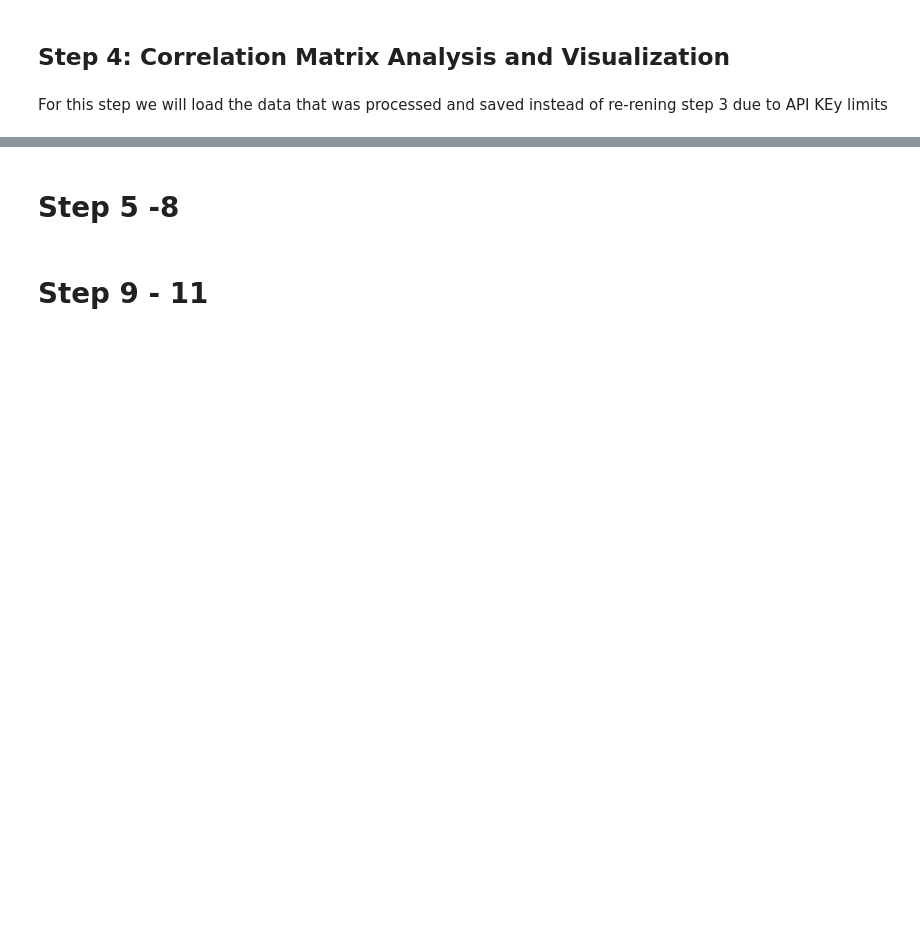
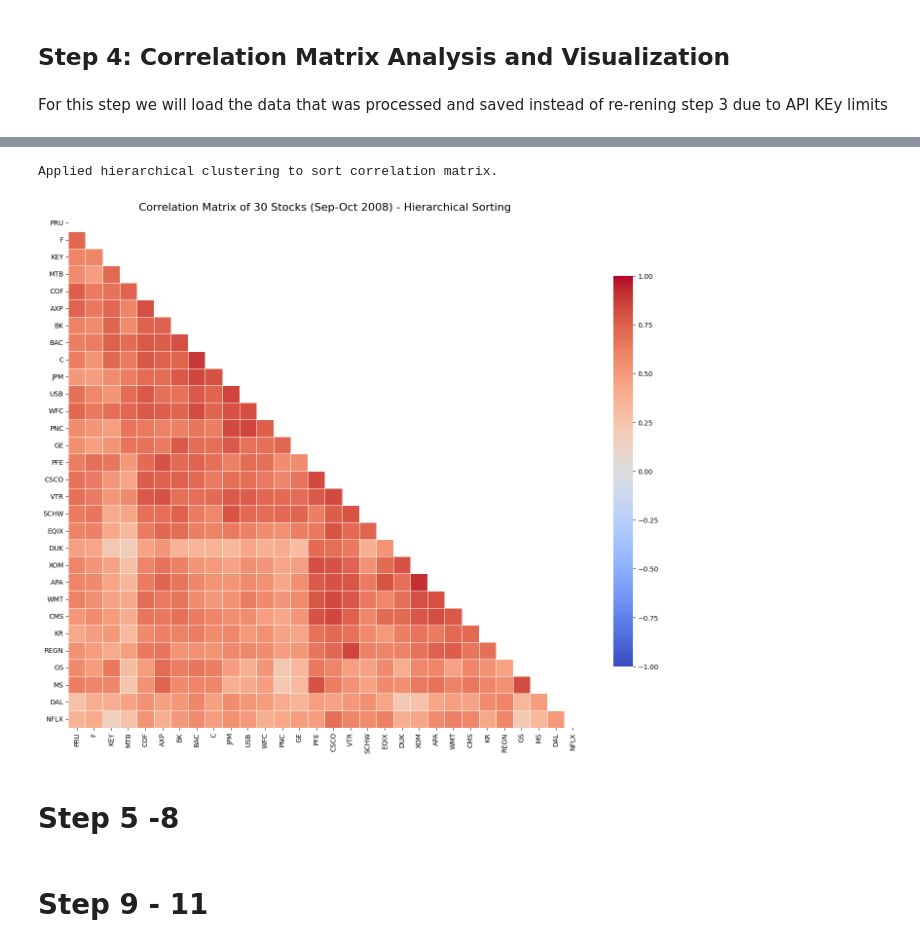
Before and after one commit to JackronyK/MSC-FE, a Jupyter notebook: Group Work/GW 3/Group 10341 GW3.ipynb, the cells around one changed output, grey strips where cells are left out. Saved outputs shown, nothing was run; the diff lists cells and outputs as text; code cells hidden in the pictures; blank space fills up the shorter version.

```diff
--- a/Group Work/GW 3/Group 10341 GW3.ipynb
+++ b/Group Work/GW 3/Group 10341 GW3.ipynb
@@ -411,7 +411,8 @@ combined_returns.to_excel("Combined_Returns.xlsx")
 # %% [markdown]
 For this step we will load the data that was  processed and saved instead of re-rening step 3 due to API KEy limits
 # %%
-combined_returns = pd.read_excel("https://docs.google.com/spreadsheets/d/1ydMTFynXcNU9dEXvMouk0-2HsXtt88eI/edit?gid=248374166#gid=248374166", index_col=0)
+import pandas as pd
+combined_returns = pd.read_excel("https://raw.githubusercontent.com/JackronyK/MSC-FE/main/Group%20Work/GW%203/Data/Combined_Returns.xlsx", index_col=0)
 combined_returns.index = pd.to_datetime(combined_returns.index)
 combined_returns.head()
 # %% [output]
@@ -434,5 +469,5 @@ corr_matrix = compute_correlation_matrix(combined_returns)
 # %%
-def  plot_correlation_heatmap(corr_matrix, title, figsize=(10, 6), sort_method="hierarchical"):
+def plot_correlation_heatmap(corr_matrix, title, figsize=(14, 12), sort_method="hierarchical"):
 
     # Create a copy to avoid modifying the original
     sorted_corr = corr_matrix.copy()
@@ -448,22 +483,11 @@ def  plot_correlation_heatmap(corr_matrix, title, figsize=(10, 6), sort_method="
         sorted_corr = corr_matrix.iloc[dendro_idx, dendro_idx]
         print("Applied hierarchical clustering to sort correlation matrix.")
 
-    elif sort_method == "average_linkage":
-        # Alternative sorting method
-        distance_matrix = 1 - corr_matrix
-        avg_link = hierarchy.average(distance_matrix.values)
-        dendro_idx = hierarchy.leaves_list(avg_link)
-        sorted_corr = corr_matrix.iloc[dendro_idx, dendro_idx]
-        print("Applied average linkage clustering to sort correlation matrix.")
-
     # Create a mask for the upper triangle
     mask = np.triu(np.ones_like(sorted_corr, dtype=bool))
 
     # Set up the matplotlib figure
     plt.figure(figsize=figsize)
-
-    # Generate a custom diverging colormap
-    cmap = sns.diverging_palette(230, 20, as_cmap=True)
 
     # Draw the heatmap with the mask
     sns.heatmap(
@@ -485,6 +509,16 @@ def  plot_correlation_heatmap(corr_matrix, title, figsize=(10, 6), sort_method="
     plt.tight_layout()
 
     return sorted_corr
+# %%
+# Plot heatmap with hierarchical sorting
+sorted_corr = plot_correlation_heatmap(
+    corr_matrix,
+    "Correlation Matrix of 30 Stocks (Sep-Oct 2008) - Hierarchical Sorting",
+    sort_method="hierarchical"
+)
+# %% [output]
+Applied hierarchical clustering to sort correlation matrix.
+[figure, added]
 # %% [markdown]
 # Step 5 -8
 # %% [markdown]
```
Also changed, not shown: parts of 6 cells of this notebook.
